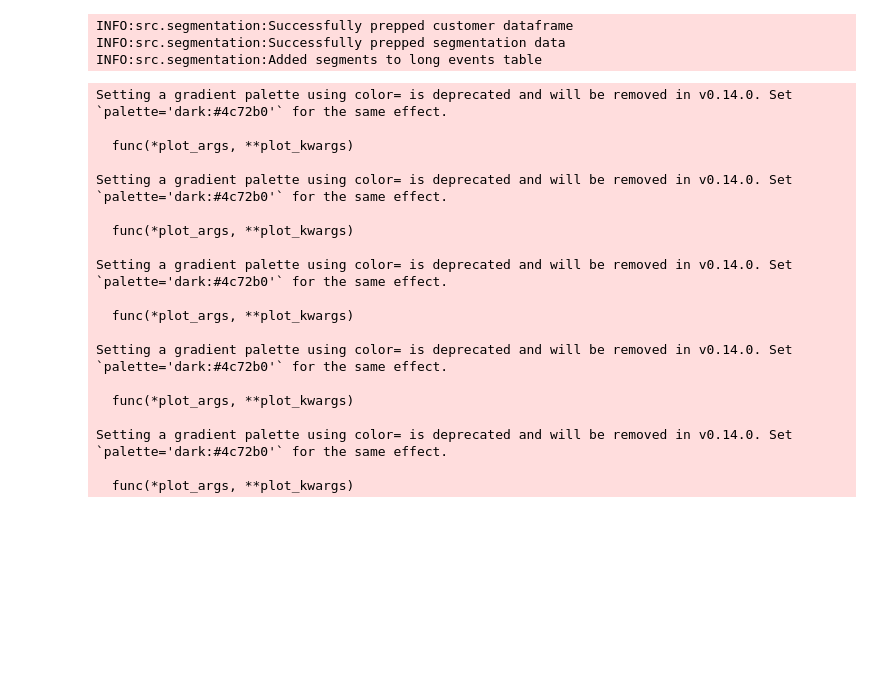
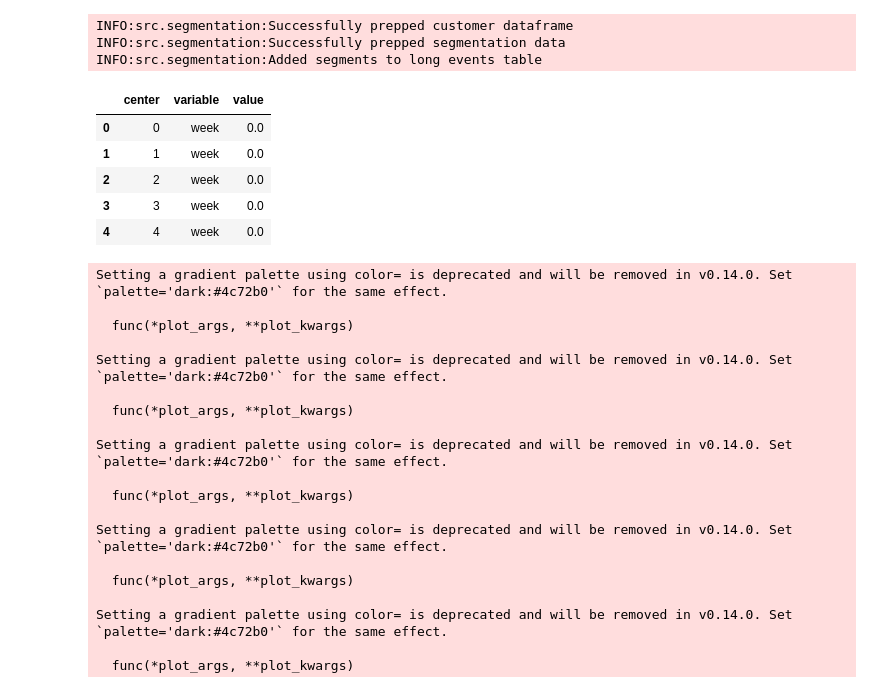
Before and after one commit to SJBales/ecommerce-funnel-analysis, a Jupyter notebook: notebooks/final_output.ipynb, the cells around one changed output. Drawn from its saved outputs; the diff is of its cells as text; code cells hidden in the pictures; blank space fills up the shorter version.

Commit message:
Implemented segment description and heatmap visualization

```diff
--- a/notebooks/final_output.ipynb
+++ b/notebooks/final_output.ipynb
@@ -82,6 +83,15 @@ segmenter.add_customer_segments()
 INFO:src.segmentation:Successfully prepped customer dataframe
 INFO:src.segmentation:Successfully prepped segmentation data
 INFO:src.segmentation:Added segments to long events table
+# %%
+visualizer.plot_segment_heatmap(segmenter.heatmap_df)
+# %% [output]
+|  | center | variable | value |
+| 0 | 0 | week | 0.0 |
+| 1 | 1 | week | 0.0 |
+| 2 | 2 | week | 0.0 |
+| 3 | 3 | week | 0.0 |
+| 4 | 4 | week | 0.0 |
 # %%
 visualizer.plot_conversion_rate(plot_segments=True,
                                 remove_pageview=True,
```
Also changed, not shown: parts of 1 cell of this notebook.
